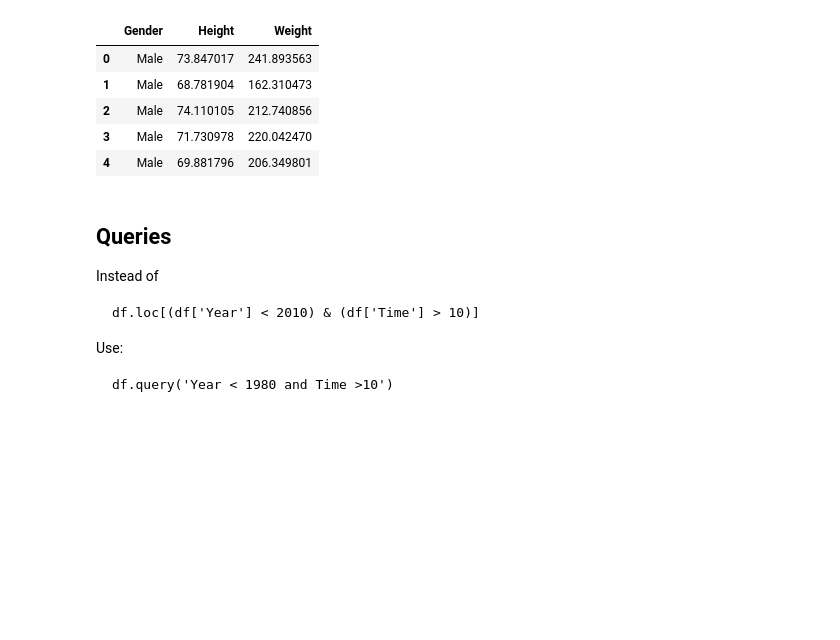
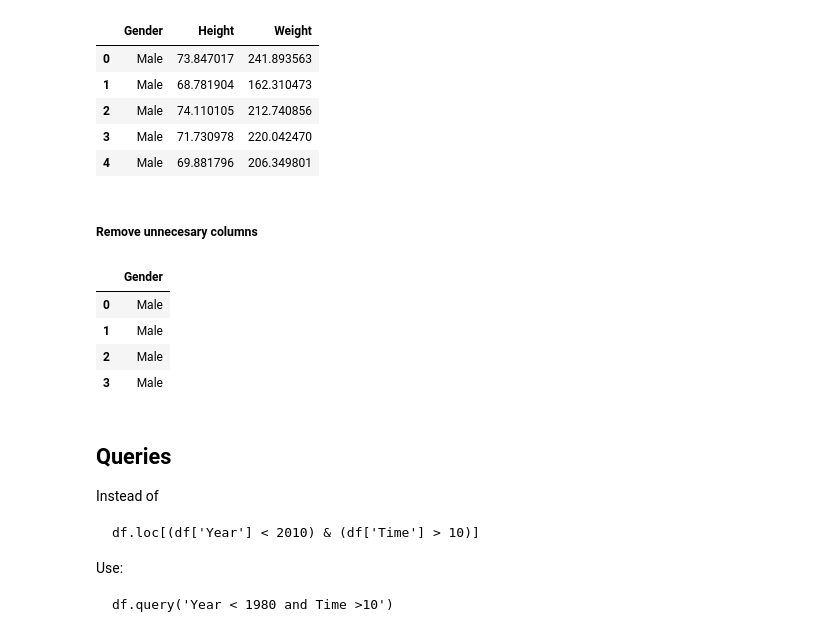
Before and after one commit to adrianatrevinoe/ArtificialInteligenceDocuments, a Jupyter notebook: PandasTips.ipynb, the cells around one changed output. Drawn from its saved outputs; the diff is of its cells as text; code cells hidden in the pictures; blank space fills up the shorter version.

Commit message:
added easy remove columns

```diff
--- a/PandasTips.ipynb
+++ b/PandasTips.ipynb
@@ -41,6 +39,17 @@ df.head()
 | 2 | Male | 74.110105 | 212.740856 |
 | 3 | Male | 71.730978 | 220.042470 |
 | 4 | Male | 69.881796 | 206.349801 |
+# %% [markdown]
+##### Remove unnecesary columns
+# %%
+df_new = df.drop(["Height", "Weight"], axis="columns")
+df_new.head(4)
+# %% [output]
+|  | Gender |
+| 0 | Male |
+| 1 | Male |
+| 2 | Male |
+| 3 | Male |
 # %% [markdown]
 ## Queries
 Instead of
```
Also changed, not shown: parts of 4 cells of this notebook.
